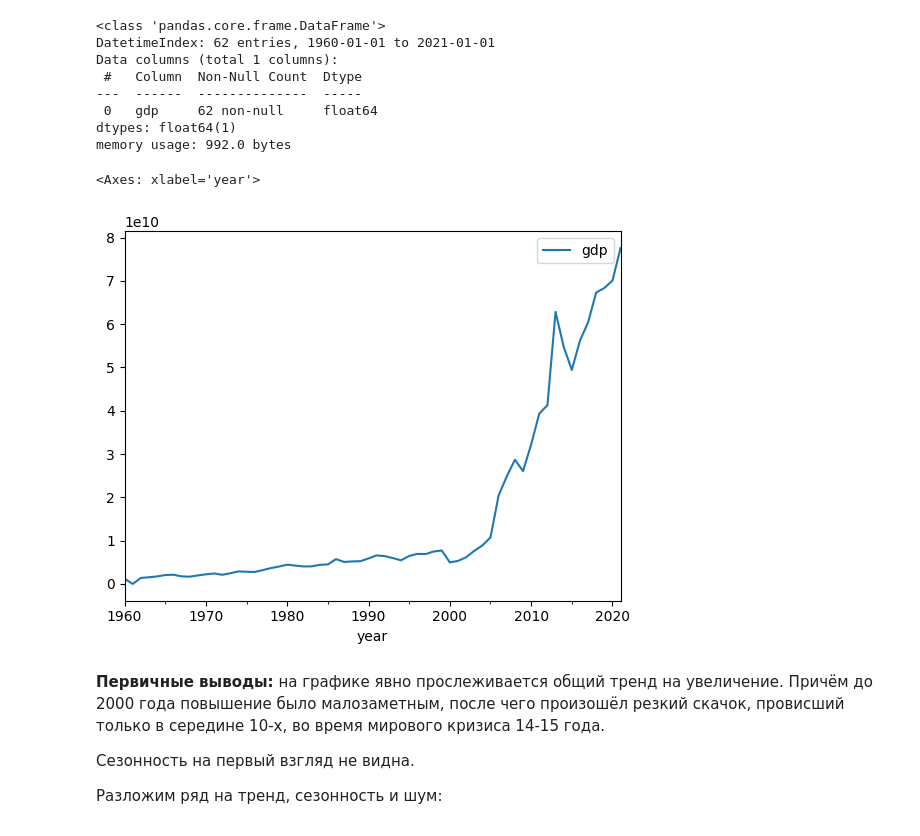
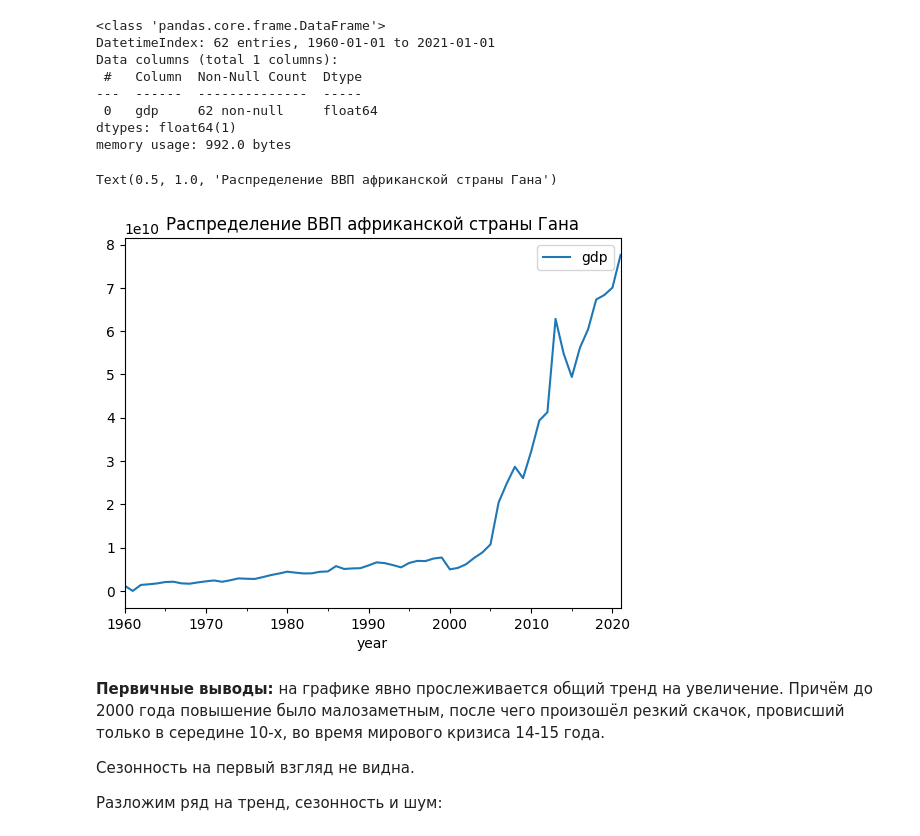
Before and after one commit to botovalex/SFDC, a Jupyter notebook: ML_in_business/ML-13_project_ABotov.ipynb, the cells around one changed output. Drawn from its saved outputs; the diff is of its cells as text; code cells hidden in the pictures.

```diff
--- a/ML_in_business/ML-13_project_ABotov.ipynb
+++ b/ML_in_business/ML-13_project_ABotov.ipynb
@@ -35,11 +36,12 @@ Data columns (total 1 columns):
  0   gdp     62 non-null     float64
 dtypes: float64(1)
 memory usage: 992.0 bytes
-# %%
-df.plot()
-# %% [output]
-<Axes: xlabel='year'>
-[figure, removed]
+# %%
+df.plot()
+plt.title('Распределение ВВП африканской страны Гана')
+# %% [output]
+Text(0.5, 1.0, 'Распределение ВВП африканской страны Гана')
+[figure, added]
 # %% [markdown]
 **Первичные выводы:** на графике явно прослеживается общий тренд на увеличение. Причём до 2000 года повышение было малозаметным, после чего произошёл резкий скачок, провисший только в середине 10-х, во время мирового кризиса 14-15 года.
 
```
Also changed, not shown: parts of 16 cells of this notebook.
